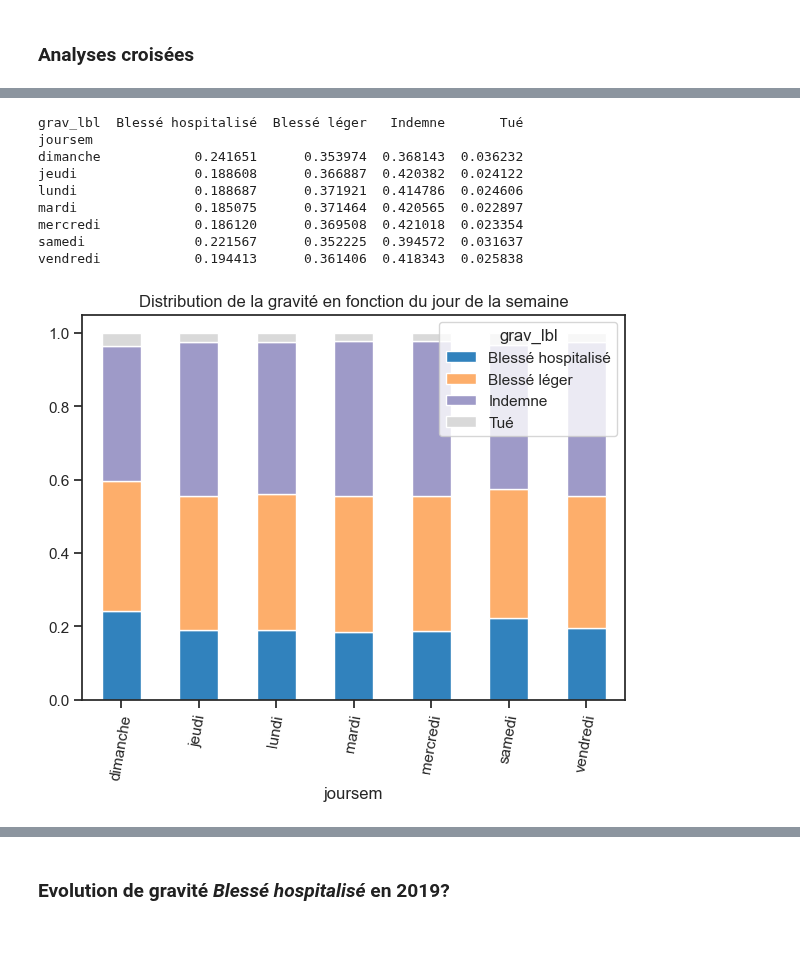
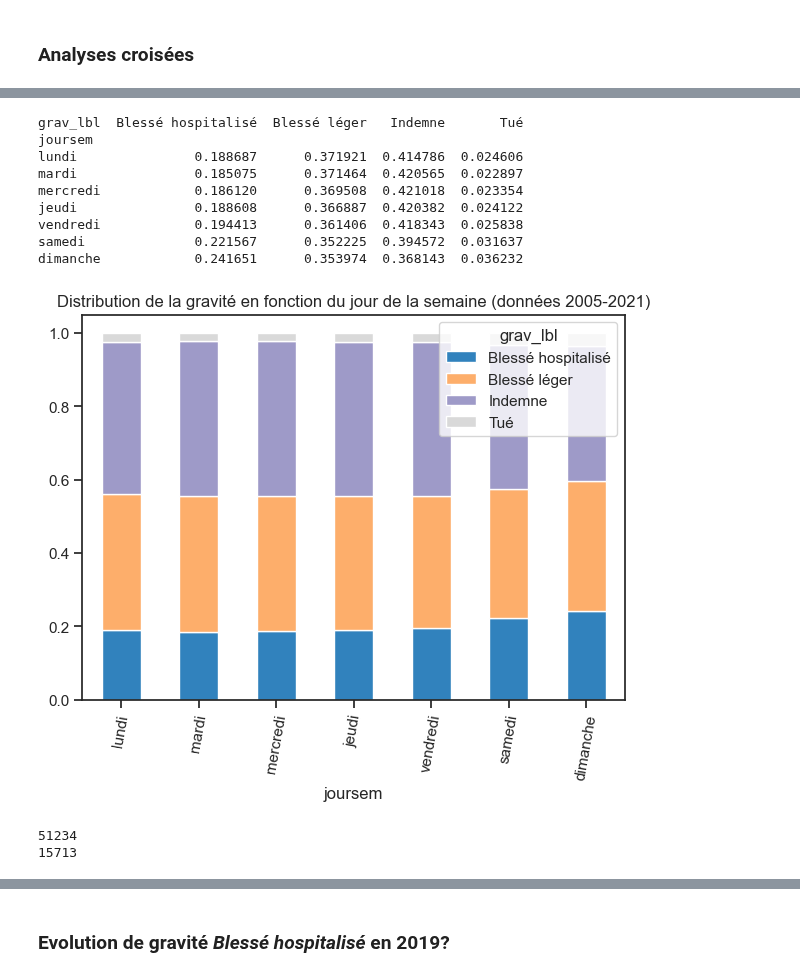
Before and after one commit to nicolascarayon/projet-accidents-routiers, a Jupyter notebook: nico_load_data_in_df.ipynb, the cells around one changed output, grey strips where cells are left out. Drawn from its saved outputs; the diff is of its cells as text; code cells hidden in the pictures; blank space fills up the shorter version.

```diff
--- a/nico_load_data_in_df.ipynb
+++ b/nico_load_data_in_df.ipynb
@@ -11,7 +11,7 @@ from datetime import date, datetime
 
 start_year = 2005      # Année de début de période d'étude
 end_year   = 2021      # Année de fin de période d'étude
-chk        = True     # Affichage de log des checks
+chk        = False     # Affichage de log des checks
 sampled    = False     # Travail sur données samplées de df
 
 df, dic_usagers, dic_caract, dic_lieux, dic_vehic = pt.get_work_df(start_year, end_year, sampled, chk)
@@ -153,6 +99,7 @@ df = pt.create_col_age(df)
 df = pt.clean_col_dep(df, True)
 df = pt.clean_nbv(df)
 df = pt.clean_catv(df)
+df = pt.clean_senc(df)
 # %% [output]
 Départements avant nettoyage :
 ['01' '010' '02' '020' '03' '030' '04' '040' '05' '050' '06' '060' '07'
@@ -251,23 +210,32 @@ sns.heatmap(corr4, annot=False, cmap='coolwarm', ax=axs[1,1], cbar=False);
 # %%
-
 colormap = 'tab20c'
 df_cross = pd.crosstab(df['joursem'], df['grav_lbl'], normalize='index')
+df_cross = df_cross.reindex(['lundi', 'mardi', 'mercredi', 'jeudi', 'vendredi', 'samedi', 'dimanche'])
 print(df_cross)
 
 sns.set_theme(style="ticks")
 f, ax = plt.subplots(figsize=(7, 5))
 chart = df_cross.plot(kind="bar", stacked=True, rot=0, ax=ax,
-                      title="Distribution de la gravité en fonction du jour de la semaine", colormap=colormap)
+                      title=f"Distribution de la gravité en fonction du jour de la semaine (données {start_year}-{end_year})",
+                      colormap=colormap)
 chart.set_xticklabels(chart.get_xticklabels(), rotation=80)
 sns.move_legend(ax, "upper right")
 # %% [output]
 grav_lbl  Blessé hospitalisé  Blessé léger   Indemne       Tué
 joursem
-dimanche            0.241651      0.353974  0.368143  0.036232
-jeudi               0.188608      0.366887  0.420382  0.024122
 lundi               0.188687      0.371921  0.414786  0.024606
 mardi               0.185075      0.371464  0.420565  0.022897
 mercredi            0.186120      0.369508  0.421018  0.023354
+jeudi               0.188608      0.366887  0.420382  0.024122
+vendredi            0.194413      0.361406  0.418343  0.025838
 samedi              0.221567      0.352225  0.394572  0.031637
-vendredi            0.194413      0.361406  0.418343  0.025838
+dimanche            0.241651      0.353974  0.368143  0.036232
-[figure, old version]
+[figure, new version]
+# %%
+df_tmp_1 = df[(df.grav==2) & (df.sexe==1)]
+df_tmp_2 = df[(df.grav==2) & (df.sexe==2)]
+print(df_tmp_1.shape[0])
+print(df_tmp_2.shape[0])
+# %% [output]
+51234
+15713
```
Also changed, not shown: parts of 12 cells of this notebook, 1 other file.
